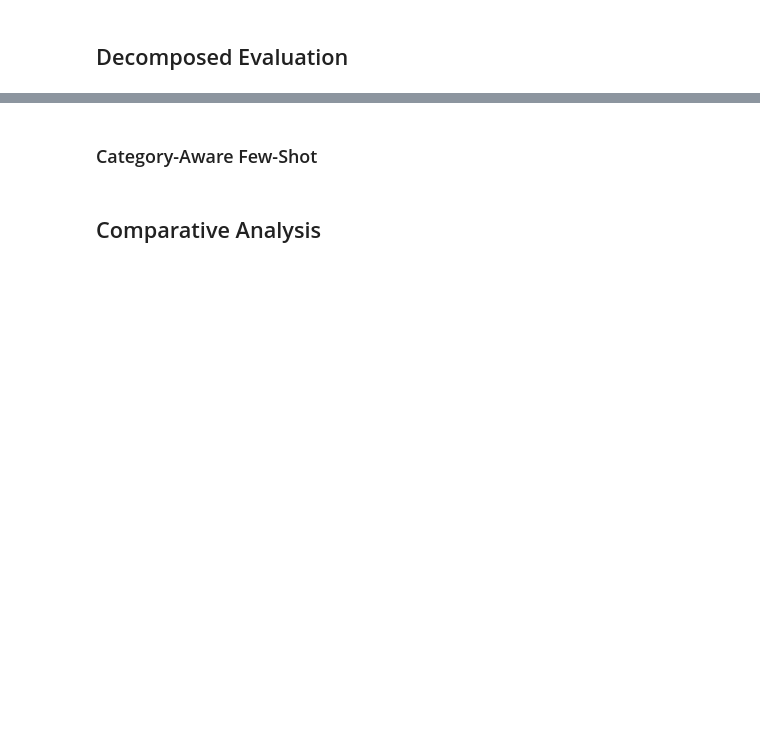
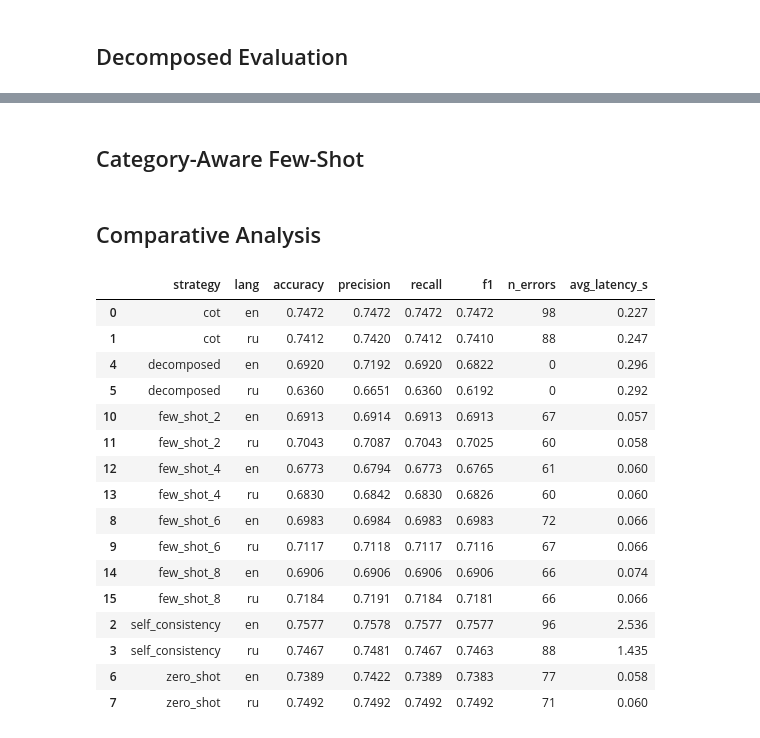
Before and after one commit to innokeny/hiromi, a Jupyter notebook: notebooks/experiments.ipynb, the cells around one changed output, grey strips where cells are left out. Saved outputs shown, nothing was run; the diff lists cells and outputs as text; code cells hidden in the pictures; blank space fills up the shorter version.

```diff
--- a/notebooks/experiments.ipynb
+++ b/notebooks/experiments.ipynb
@@ -160,18 +369,15 @@ dataset: 7632 rows | dataset_referenced: 7608 rows
 # %% [markdown]
 ## Chain-of-Thought (CoT)
 # %%
-cot_judge = ChainOfThoughtJudge(
-    prompt=PromptTemplate.from_file(PROMPTS_DIR / 'cot.txt'),
-    client=create_client(),
-    model=create_model(YC_MODEL),
-)
-
-t_start = time.perf_counter()
-cot_predict = parallel_apply(dataset, lambda x: make_pred(x, cot_judge))
-cot_elapsed = time.perf_counter() - t_start
-
-cot_predict.to_csv(DATA_DIR / 'cot_predict.csv', index=False)
-cot_report = make_report(cot_predict, strategy='cot', latency=cot_elapsed / len(cot_predict))
-print(f"CoT accuracy: {cot_report['accuracy']:.4f}  F1: {cot_report['weighted avg']['f1-score']:.4f}")
+for lang, prompt in [('en', COT_EN), ('ru', COT_RU)]:
+    judge = ChainOfThoughtJudge(prompt=prompt, client=create_client(), model=create_model(YC_MODEL))
+    t0 = time.perf_counter()
+    preds = parallel_apply(sample, lambda x, j=judge: make_pred(x, j))
+    elapsed = time.perf_counter() - t0
+    key = f'cot_{lang}'
+    preds.to_csv(DATA_DIR / f'{key}_predict.csv', index=False)
+    all_reports[key] = make_report(preds, strategy=key, latency=elapsed / len(preds))
+    print(f"CoT ({lang}) accuracy: {all_reports[key]['accuracy']:.4f}  "
+          f"F1: {all_reports[key]['weighted avg']['f1-score']:.4f}")
 # %% [output]
 [interactive output not drawn]
@@ -262,3 +674,3 @@ for n in [2, 4, 6, 8]:
 # %% [markdown]
-### Category-Aware Few-Shot
+## Category-Aware Few-Shot
 # %%
@@ -332,26 +716,36 @@ baseline_ref = make_report(referenced_predict, strategy='reference_based')
 # %%
-all_reports = [
-    baseline_zero,
-    baseline_few,
-    baseline_ref,
-    cot_report,
-    sc_report,
-    decomposed_report,
-    cat_report,
-    *fs_reports.values(),
-]
-
 summary_rows = []
-for r in all_reports:
+for key, r in all_reports.items():
+    lang = 'ru' if key.endswith('_ru') else 'en'
+    base_strategy = key[:-3] if key.endswith(('_en', '_ru')) else key
     summary_rows.append({
-        'strategy': r.get('strategy', ''),
+        'strategy': base_strategy,
+        'lang': lang,
         'accuracy': round(r.get('accuracy', float('nan')), 4),
         'precision': round(r.get('weighted avg', {}).get('precision', float('nan')), 4),
         'recall': round(r.get('weighted avg', {}).get('recall', float('nan')), 4),
         'f1': round(r.get('weighted avg', {}).get('f1-score', float('nan')), 4),
         'n_errors': r.get('n_errors', '?'),
         'avg_latency_s': round(r.get('avg_latency_s', float('nan')), 3),
     })
 
-summary = pd.DataFrame(summary_rows).sort_values('accuracy', ascending=False)
+summary = pd.DataFrame(summary_rows).sort_values(['strategy', 'lang'])
 summary
+# %% [output]
+|  | strategy | lang | accuracy | precision | recall | f1 | n_errors | avg_latency_s |
+| 0 | cot | en | 0.7472 | 0.7472 | 0.7472 | 0.7472 | 98 | 0.227 |
+| 1 | cot | ru | 0.7412 | 0.7420 | 0.7412 | 0.7410 | 88 | 0.247 |
+| 4 | decomposed | en | 0.6920 | 0.7192 | 0.6920 | 0.6822 | 0 | 0.296 |
+| 5 | decomposed | ru | 0.6360 | 0.6651 | 0.6360 | 0.6192 | 0 | 0.292 |
+| 10 | few_shot_2 | en | 0.6913 | 0.6914 | 0.6913 | 0.6913 | 67 | 0.057 |
+| 11 | few_shot_2 | ru | 0.7043 | 0.7087 | 0.7043 | 0.7025 | 60 | 0.058 |
+| 12 | few_shot_4 | en | 0.6773 | 0.6794 | 0.6773 | 0.6765 | 61 | 0.060 |
+| 13 | few_shot_4 | ru | 0.6830 | 0.6842 | 0.6830 | 0.6826 | 60 | 0.060 |
+| 8 | few_shot_6 | en | 0.6983 | 0.6984 | 0.6983 | 0.6983 | 72 | 0.066 |
+| 9 | few_shot_6 | ru | 0.7117 | 0.7118 | 0.7117 | 0.7116 | 67 | 0.066 |
+| 14 | few_shot_8 | en | 0.6906 | 0.6906 | 0.6906 | 0.6906 | 66 | 0.074 |
+| 15 | few_shot_8 | ru | 0.7184 | 0.7191 | 0.7184 | 0.7181 | 66 | 0.066 |
+| 2 | self_consistency | en | 0.7577 | 0.7578 | 0.7577 | 0.7577 | 96 | 2.536 |
+| 3 | self_consistency | ru | 0.7467 | 0.7481 | 0.7467 | 0.7463 | 88 | 1.435 |
+| 6 | zero_shot | en | 0.7389 | 0.7422 | 0.7389 | 0.7383 | 77 | 0.058 |
+| 7 | zero_shot | ru | 0.7492 | 0.7492 | 0.7492 | 0.7492 | 71 | 0.060 |
```
Also changed, not shown: parts of 23 cells of this notebook, 25 other files.
